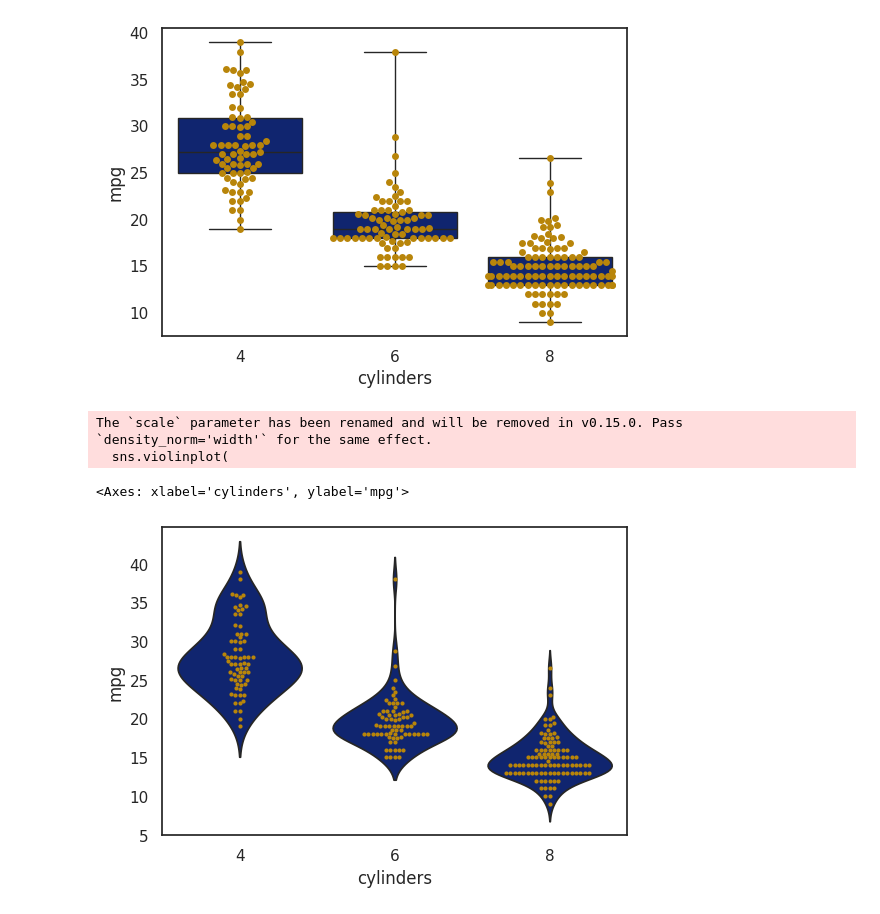
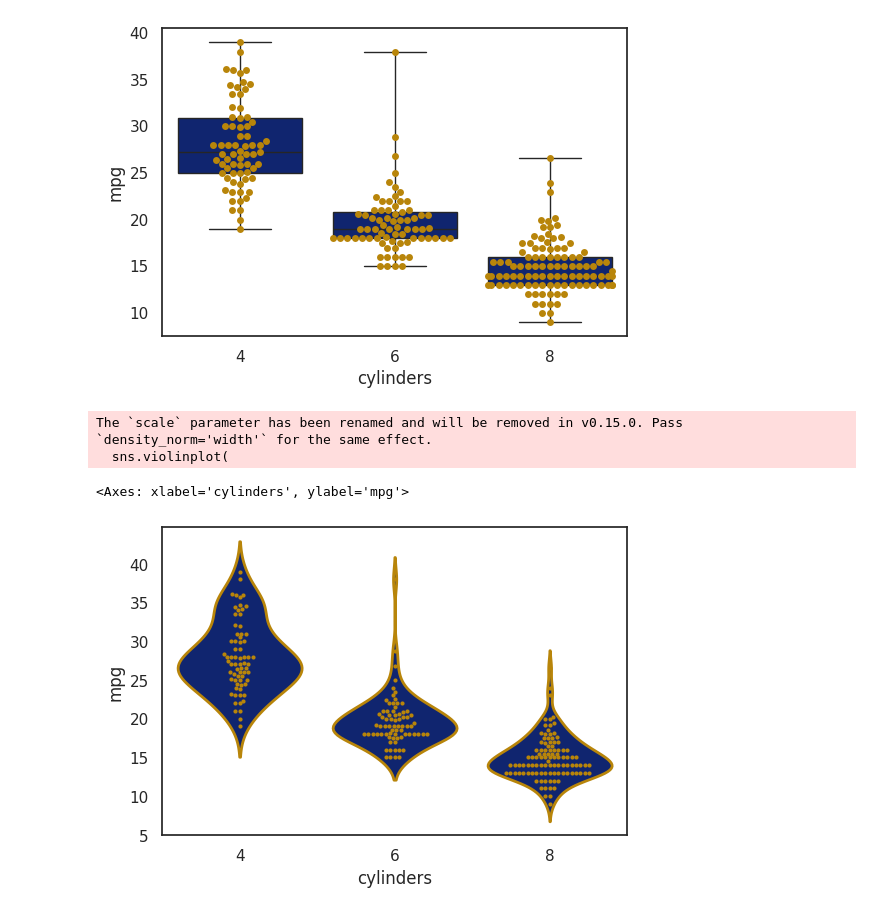
Before and after one commit to azem46/Python_Colab_Handbook, a Jupyter notebook: Python_Veri_Görsellestirme.ipynb, the cells around one changed output. Saved outputs shown, nothing was run; the diff lists cells and outputs as text; code cells hidden in the pictures.

```diff
--- a/Python_Veri_Görsellestirme.ipynb
+++ b/Python_Veri_Görsellestirme.ipynb
@@ -1307,31 +1307,34 @@ sns.swarmplot(data=usa, x="cylinders", y="mpg",color="y")
 # %%
 #ikili grafiği violin plot ile oluşturmak istersek
 # Seaborn kütüphanesini kullanarak bir keman grafiği (violin plot) ve bir sürü grafiği (swarm plot) üst üste çizeriz.
 # Bu kombinasyon, veri dağılımının yoğunluğunu (violin plot) ve bireysel veri noktalarını (swarm plot) aynı anda görmemizi sağlar.
 
 sns.violinplot(
     data=usa, # Grafik için kullanılacak DataFrame'i belirtiriz (burada daha önce filtrelenmiş 'usa' veri seti).
     x="cylinders", # X ekseninde 'cylinders' (silindir sayısı) sütunundaki kategorik verileri kullanırız.
                    # Bu, farklı silindir sayılarına göre gruplama yapar.
     y="mpg",       # Y ekseninde 'mpg' (mil başına galon) sütunundaki sayısal verileri kullanırız.
                    # Bu, her bir silindir grubunun yakıt tüketimi dağılımını gösterir.
     scale="width",  # Kemanların genişliğini, her bir kategorideki gözlem sayısına göre ayarlar.
                    # 'count' veya 'area' gibi başka seçenekler de mevcuttur.
-    inner=None   #keman grafiğinin içindeki çizgiyi kaldırır. medyan ve çeyreklik bilgileri gözükmez
+    inner=None,   #keman grafiğinin içindeki çizgiyi kaldırır. medyan ve çeyreklik bilgileri gözükmez
+    linewidth=2, #keman grafiğinin kalınlığını ayarlar. varsayılan 0 dır,
+    edgecolor="y" #keman grafiğinin kenarlarının rengini ayarlar.
+
 )
 # Mevcut keman grafiğinin üzerine bir swarm plot çizeriz.
 # Bu, bireysel veri noktalarını göstererek dağılımın daha detaylı bir görünümünü sunar ve yoğunluk bilgisi ile birlikte çalışır.
 sns.swarmplot(
     data=usa, # Grafik için kullanılacak DataFrame'i belirtiriz (yine 'usa' veri seti).
     x="cylinders", # Violin plot ile aynı X ekseni kategorilerini kullanırız.
     y="mpg",       # Violin plot ile aynı Y ekseni sayısal verilerini kullanırız.
     color="y",     # Swarm plot noktalarının rengini 'sarı' (yellow) olarak ayarlar.
                   # Bu, noktaların keman grafiği üzerinde belirgin olmasını sağlar.
     size= 3       # Swarm plot noktalarının boyutunu ayarlar.
 
 )
 # %% [output]
 The `scale` parameter has been renamed and will be removed in v0.15.0. Pass `density_norm='width'` for the same effect.
   sns.violinplot(
 <Axes: xlabel='cylinders', ylabel='mpg'>
-[figure, old version]
+[figure, new version]
```
Also changed, not shown: parts of 16 cells of this notebook.
